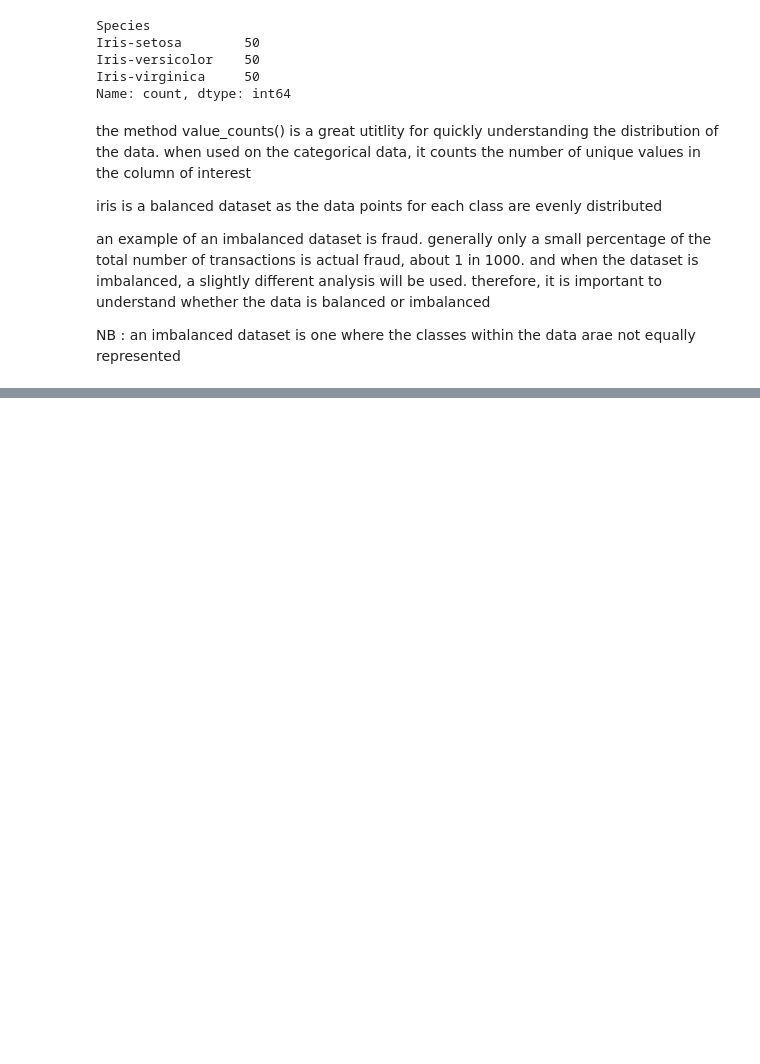
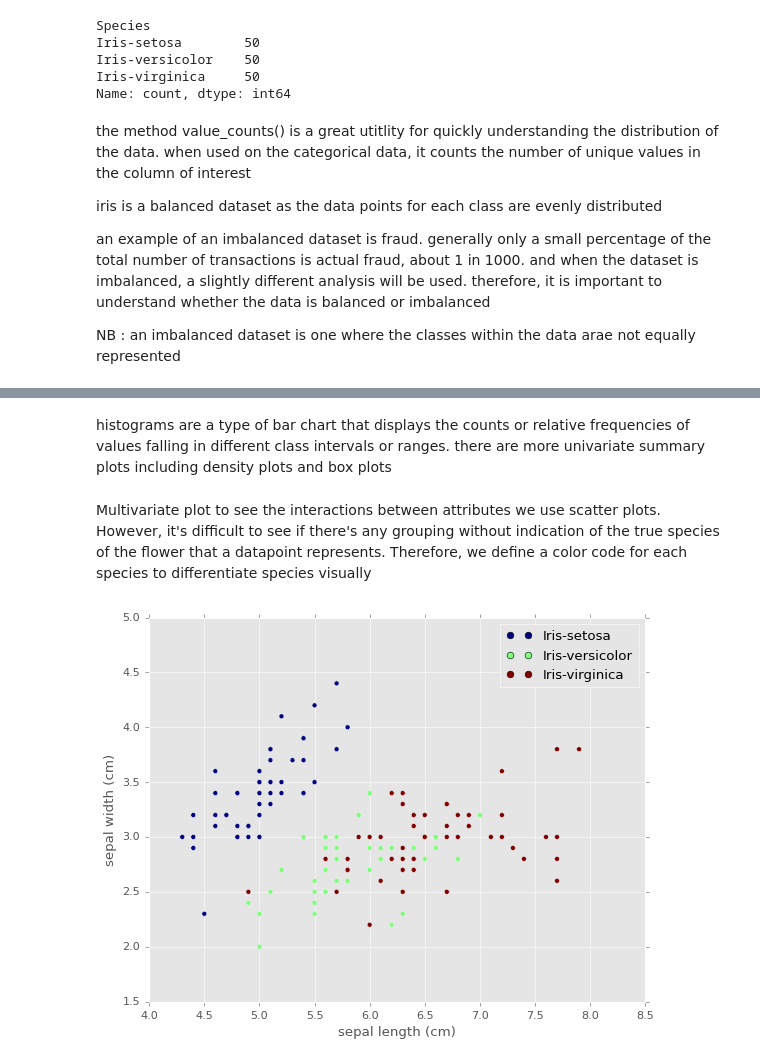
Before and after one commit to kassidy10/Developer, a Jupyter notebook: sololearn/DataScience.ipynb, the cells around one changed output, grey strips where cells are left out. Cells and saved outputs as stored; diff of their text form; code cells hidden in the pictures; blank space fills up the shorter version.

```diff
--- a/sololearn/DataScience.ipynb
+++ b/sololearn/DataScience.ipynb
@@ -960,0 +976,29 @@ NB : an imbalanced dataset is one where the classes within the data arae not equ
+# %% [markdown]
+histograms are a type of bar chart that displays the counts or relative frequencies of values falling in different class intervals or ranges. there are more univariate summary plots including density plots and box plots
+# %% [markdown]
+Multivariate plot
+to see the interactions between attributes we use scatter plots. However, it's difficult to see if there's any grouping without indication of the true species of the flower that a datapoint represents. Therefore, we define a color code for each species to differentiate species visually
+# %%
+# build a dict mapping species to an integer code
+inv_name_dict = {
+    'Iris-setosa' : 0,
+    'Iris-versicolor' : 1,
+    'Iris-virginica' : 2
+}
+
+
+# build integer color code
+colors = [inv_name_dict[item] for item in iris['Species']]
+
+# scatter plot
+scatter = plt.scatter(iris['SepalLengthCm'],
+                      iris['SepalWidthCm'], c = colors)
+plt.xlabel('sepal length (cm)')
+plt.ylabel('sepal width (cm)')
+
+# add legend
+plt.legend(handles = scatter.legend_elements()[0],
+           labels = inv_name_dict.keys())
+plt.show()
+# %% [output]
+[figure, added]
```
Also changed, not shown: parts of 20 cells of this notebook.
